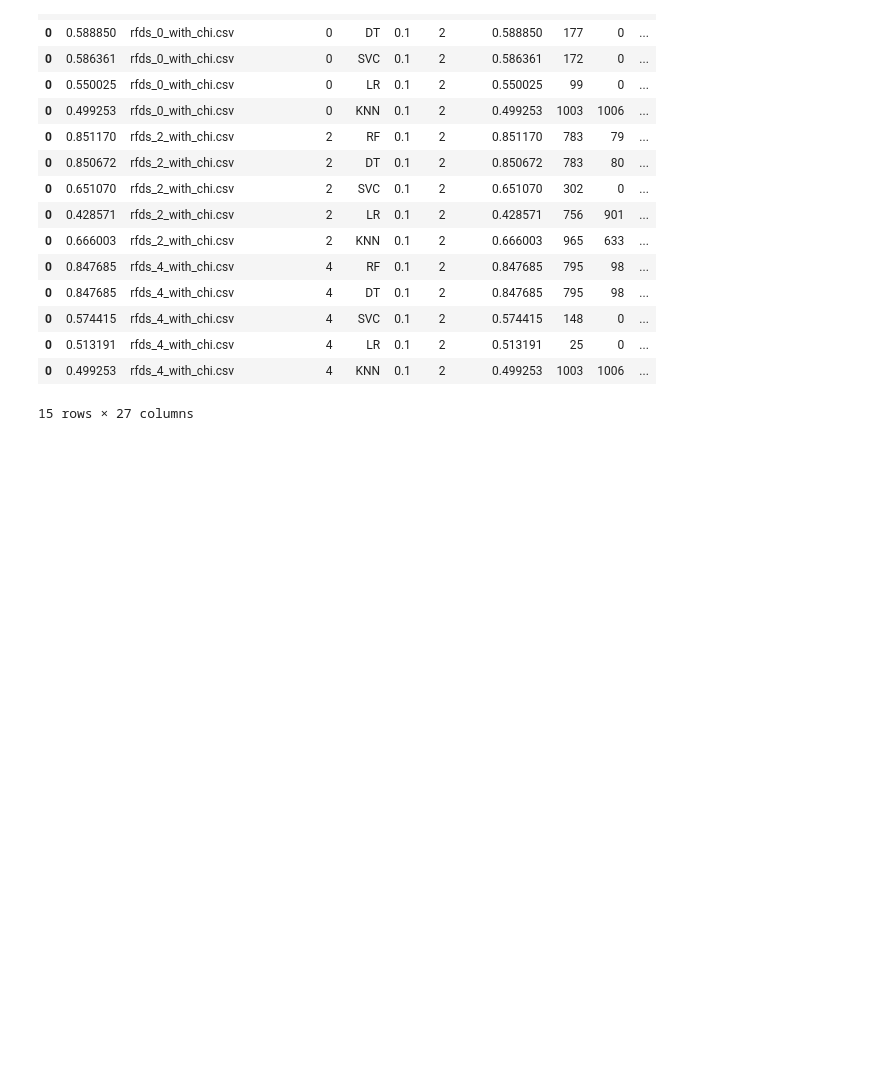
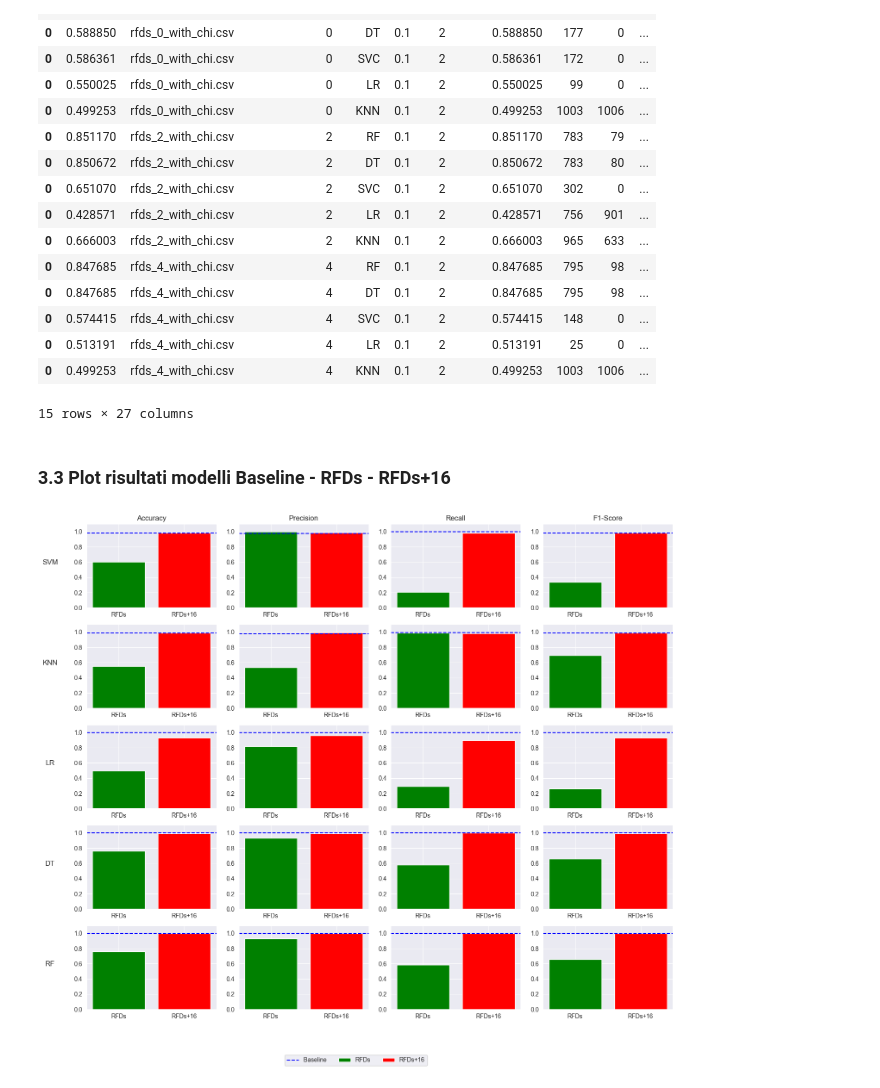
Before and after one commit to raffaele-aurucci/Fake-TikTok-Account-Detection, a Jupyter notebook: classifiers/classification_with_rfds.ipynb, the cells around one changed output. Saved outputs shown, nothing was run; the diff lists cells and outputs as text; code cells hidden in the pictures; blank space fills up the shorter version.

```diff
--- a/classifiers/classification_with_rfds.ipynb
+++ b/classifiers/classification_with_rfds.ipynb
@@ -582,3 +583,80 @@ dftmp
 15 rows × 27 columns
 # %%
 dftmp.to_csv("Results_Fake_Account_Models_RFD.csv",index=None,sep=";")
+# %% [markdown]
+### 3.3 Plot risultati modelli Baseline - RFDs - RFDs+16
+# %%
+# Dati per le etichette
+labels = ['Baseline', 'RFDs', 'RFDs+16']
+
+values_matrix = np.array([
+    # Accuracy
+    [
+        [0.981, 0.603, 0.985],      # SVM
+        [0.986, 0.554, 0.987],      # KNN
+        [0.997, 0.497, 0.931],      # LR
+        [0.998, 0.761, 0.995],      # DT
+        [0.998, 0.762, 0.999]       # RF
+    ],
+    # Precision
+    [
+        [0.976, 1.000, 0.990],      # SVM
+        [0.979, 0.533, 0.992],      # KNN
+        [0.997, 0.818, 0.962],      # LR
+        [0.997, 0.932, 0.994],      # DT
+        [0.998, 0.932, 0.998]       # RF
+    ],
+    # Recall
+    [
+        [0.997, 0.206, 0.980],      # SVM
+        [0.993, 0.987, 0.981],      # KNN
+        [0.997, 0.291, 0.898],      # LR
+        [0.999, 0.582, 0.997],      # DT
+        [0.999, 0.582, 1.000]       # RF
+    ],
+    # F1-Score
+    [
+        [0.981, 0.337, 0.985],      # SVM
+        [0.986, 0.691, 0.986],      # KNN
+        [0.997, 0.265, 0.929],      # LR
+        [0.998, 0.659, 0.995],      # DT
+        [0.998, 0.659, 0.999]       # RF
+    ]
+])
+
+# Creazione della griglia 5x4 di subplots
+fig, axs = plt.subplots(5, 4, figsize=(15, 12))
+
+column_titles = ['Accuracy', 'Precision', 'Recall', 'F1-Score']
+row_titles = ['SVM', 'KNN', 'LR', 'DT', 'RF']
+baseline_line = None
+
+for i in range(5):
+    for j in range(4):
+        # barre per RFDs e RFDs+16
+        bars = axs[i, j].bar(labels[1:], values_matrix[j, i, 1:], color=['green', 'red'])
+
+        # linea tratteggiata per la Baseline
+        baseline_line = axs[i, j].axhline(y=values_matrix[j, i, 0], color='blue', linestyle='--', label='Baseline')
+
+        # Imposta l'intervallo dell'asse y da 0 a 1.1
+        axs[i, j].set_ylim(0, 1.1)
+
+# Aggiunta etichette per le colonne
+for ax, col in zip(axs[0], column_titles):
+    ax.set_title(col)
+
+# Aggiunta etichette per le righe
+for ax, row in zip(axs[:, 0], row_titles):
+    ax.set_ylabel(row, rotation=0, size='large', labelpad=40)
+
+# leggenda
+handles = [baseline_line, bars[0], bars[1]]
+labels = ['Baseline', 'RFDs', 'RFDs+16']
+fig.legend(handles, labels, loc='upper center', bbox_to_anchor=(0.5, -0.05), ncol=3)
+
+
+plt.tight_layout()
+plt.show()
+# %% [output]
+[figure, added]
```
Also changed, not shown: parts of 4 cells of this notebook.
